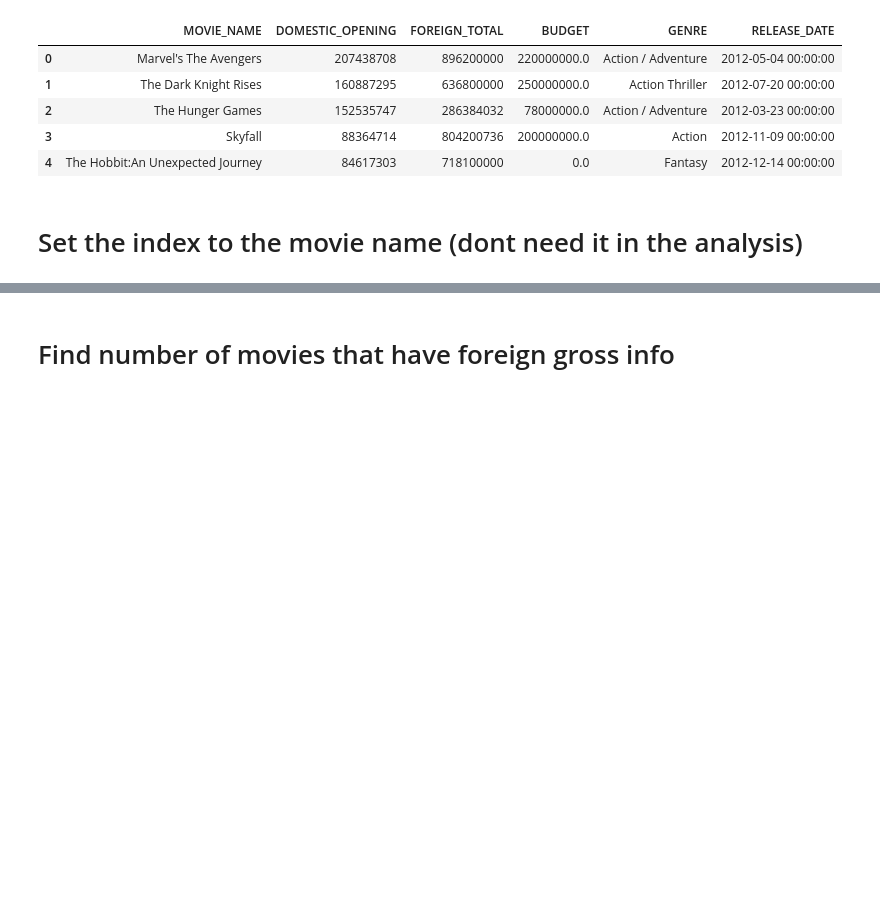
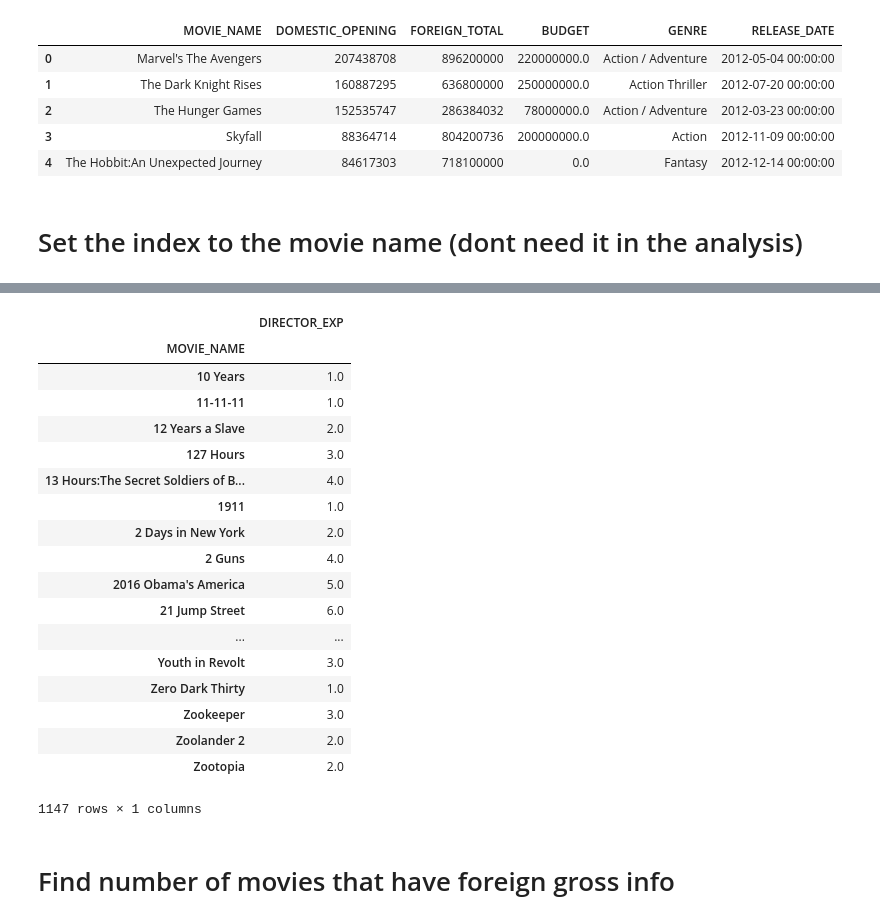
Before and after one commit to wccosby/Project_Luther, a Jupyter notebook: initial_analysis.ipynb, the cells around one changed output, grey strips where cells are left out. Drawn from its saved outputs; the diff is of its cells as text; code cells hidden in the pictures; blank space fills up the shorter version.

```diff
--- a/initial_analysis.ipynb
+++ b/initial_analysis.ipynb
@@ -75,3 +130,29 @@ movie_data_raw = movie_data_raw.set_index(['MOVIE_NAME'])
+# %%
+director_data['DIRECTOR_EXP'] = director_data.sum(axis=1)
+# %%
+director_experience = director_data['DIRECTOR_EXP']
+# %%
+director_experience.to_frame('DIRECTOR_EXP')
+# %% [output]
+|  | DIRECTOR_EXP |
+| MOVIE_NAME |  |
+| 10 Years | 1.0 |
+| 11-11-11 | 1.0 |
+| 12 Years a Slave | 2.0 |
+| 127 Hours | 3.0 |
+| 13 Hours:The Secret Soldiers of B... | 4.0 |
+| 1911 | 1.0 |
+| 2 Days in New York | 2.0 |
+| 2 Guns | 4.0 |
+| 2016 Obama's America | 5.0 |
+| 21 Jump Street | 6.0 |
+| ... | ... |
+| Youth in Revolt | 3.0 |
+| Zero Dark Thirty | 1.0 |
+| Zookeeper | 3.0 |
+| Zoolander 2 | 2.0 |
+| Zootopia | 2.0 |
+1147 rows × 1 columns
 # %% [markdown]
 # Find number of movies that have foreign gross info
 # %%
```
Also changed, not shown: parts of 22 cells of this notebook.
